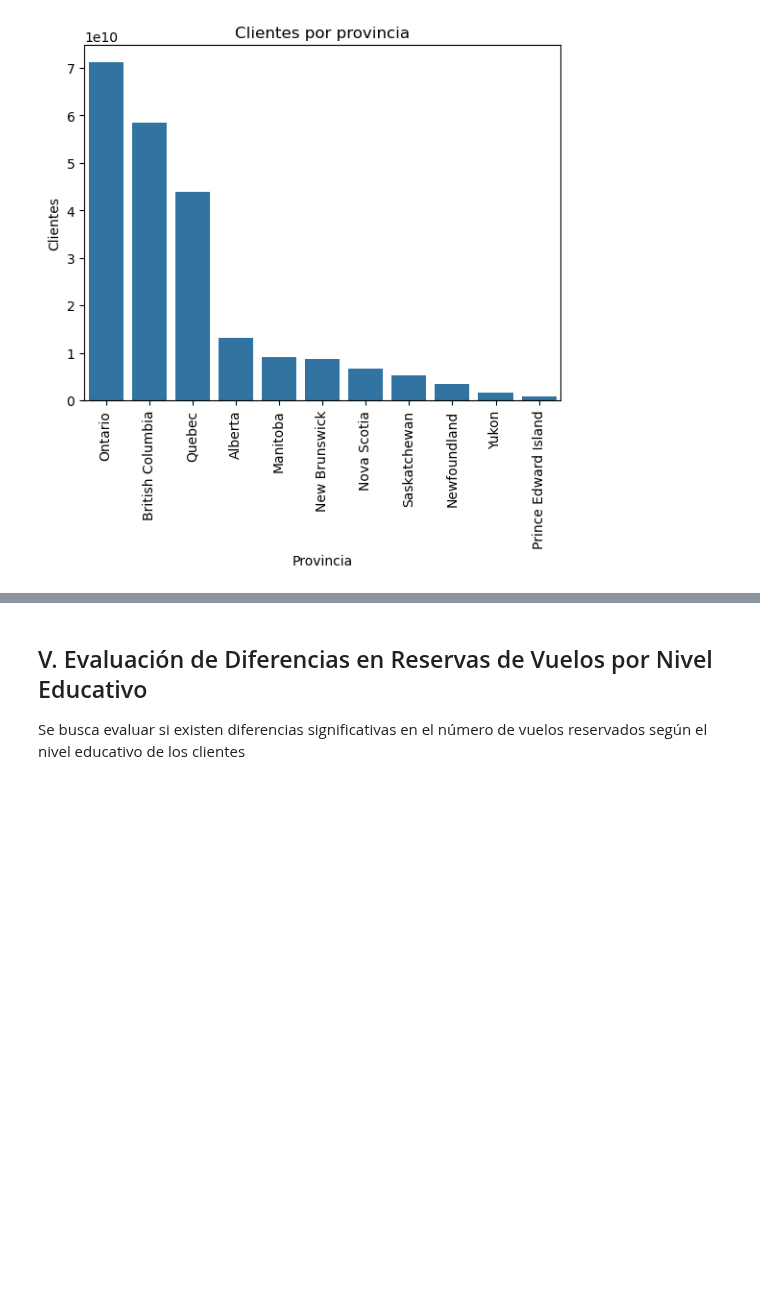
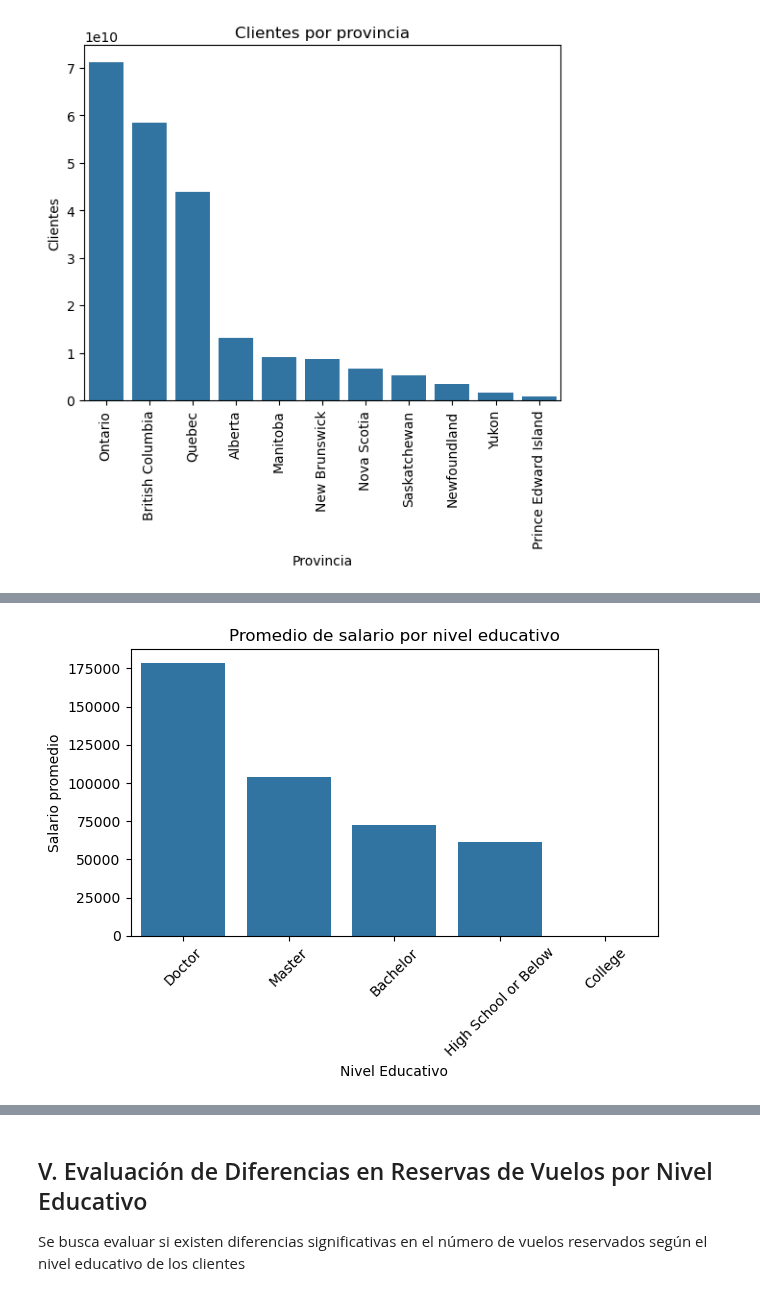
Before and after one commit to Adalab/bda-modulo-3-evaluacion-final-MarPastor, a Jupyter notebook: notebook/final_evaluation_mod3_marpastor.ipynb, the cells around one changed output, grey strips where cells are left out. Drawn from its saved outputs; the diff is of its cells as text; code cells hidden in the pictures; blank space fills up the shorter version.

Commit message:
doc: uso barplot para grafica de cuartas conclusiones

```diff
--- a/notebook/final_evaluation_mod3_marpastor.ipynb
+++ b/notebook/final_evaluation_mod3_marpastor.ipynb
@@ -704,10 +704,3 @@ Data columns (total 16 columns):
  15  Cancellation Month  2067 non-null   float64
 dtypes: float64(4), int64(3), object(9)
 memory usage: 2.0+ MB
-# %%
-# convertimos los datos de float a int
-
-df_loyalty['Salary'] = df_loyalty['Salary'].astype('Int64')
-df_loyalty.info() # para comprobar el cambio
-
-# el tipo 'Int64' considera los Nan antes de convertir los datos
@@ -765,0 +741,6 @@ display(df_loyalty.head(20)) # para ver el DataFrame y comprobar los datos
+# %%
+# convertimos los datos de float a int
+# Recomendamos a la empresa: Para futuros registros estos deben ser ingresdaos en numeros enteros actualizando los valores '0'
+
+df_loyalty['Salary'] = df_loyalty['Salary'].astype(int)
+df_loyalty.info() # para comprobar el cambio
@@ -1140,0 +1167,15 @@ plt.show();
+# %%
+# ordenamos de mayor a menor, agrupando los datos por el nivel de educacion y se guarda en una variable
+orden_educacion = df_loyalty.groupby('Education')['Salary'].mean().sort_values(ascending=False).index
+
+# usamos barplot para mostrar una grafica de barras relacionando una variable numerica (Salary) con una categorica (Education)
+# aplicamos el orden
+sns.barplot(data=df_loyalty, x='Education', y='Salary', order=orden_educacion, errorbar=None)
+plt.xticks(rotation=45)
+plt.title('Promedio de salario por nivel educativo')
+plt.ylabel('Salario promedio')
+plt.xlabel('Nivel Educativo')
+plt.tight_layout()
+plt.show()
+# %% [output]
+[figure, added]
```
Also changed, not shown: parts of 13 cells of this notebook.
